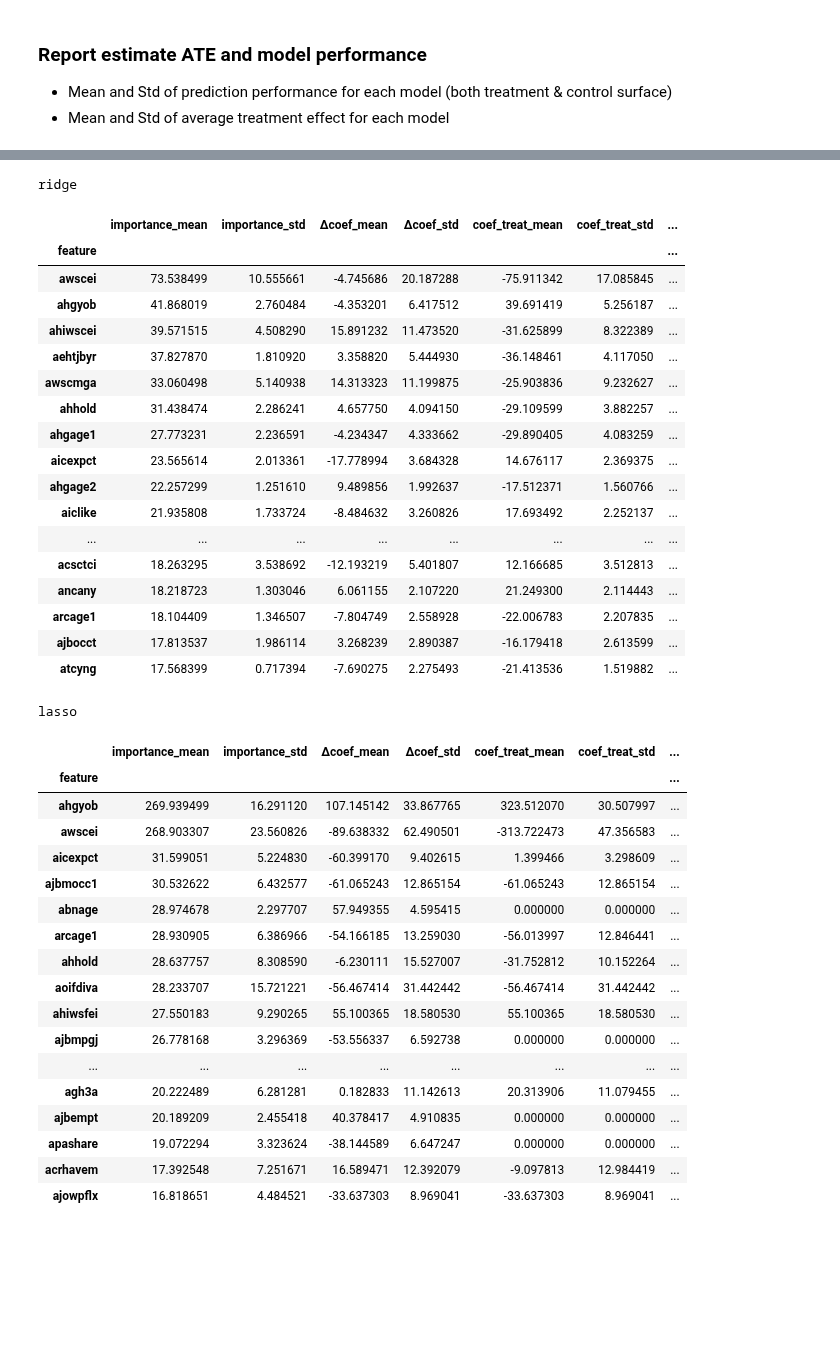
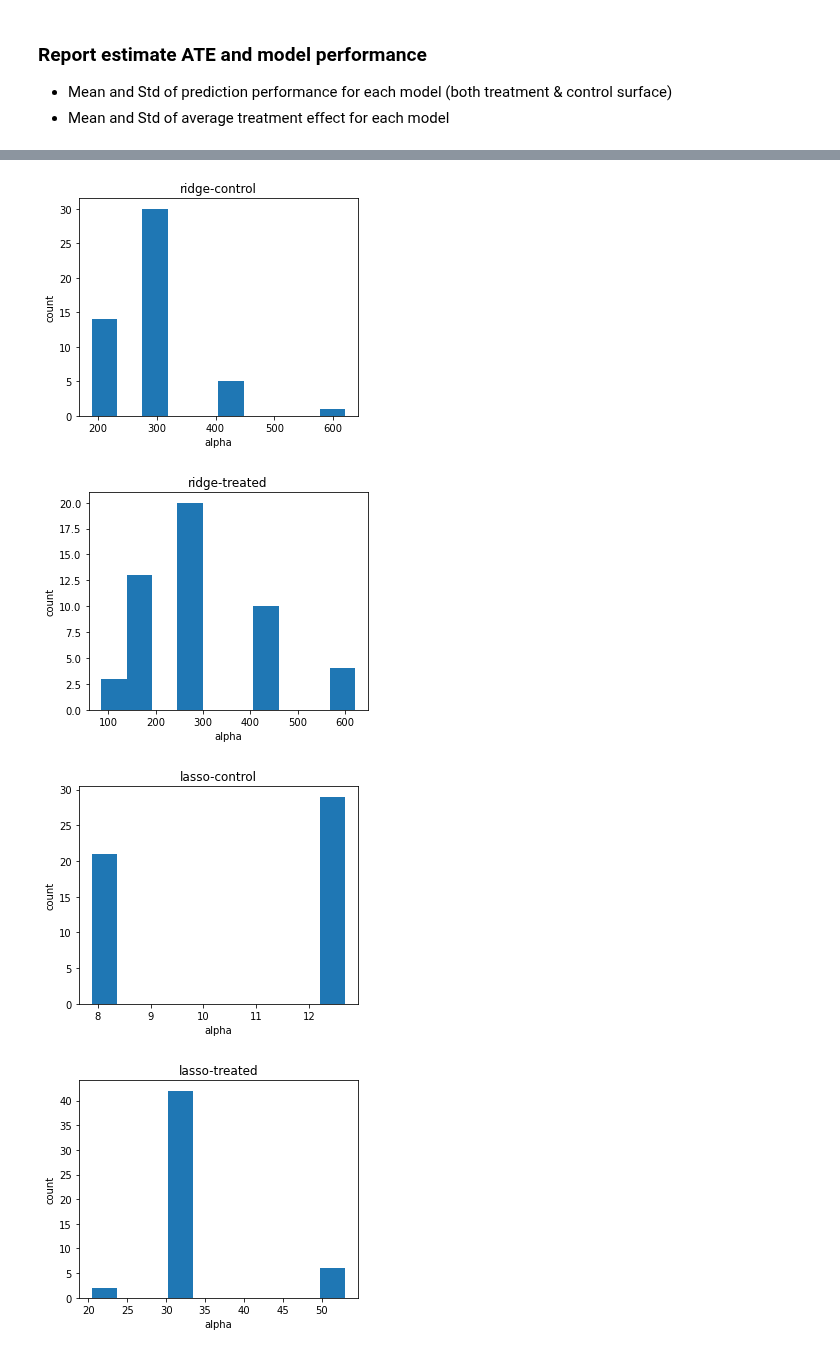
Before and after one commit to gradientinstitute/return2edu-paper, a Jupyter notebook: Direct-Regression-All-Vars.ipynb, the cells around one changed output, grey strips where cells are left out. Saved outputs shown, nothing was run; the diff lists cells and outputs as text; code cells hidden in the pictures; blank space fills up the shorter version.

```diff
--- a/Direct-Regression-All-Vars.ipynb
+++ b/Direct-Regression-All-Vars.ipynb
@@ -231,42 +267,10 @@ visualise_ate(results,X,evaluation_metrics);
 # %%
-from direct_regression import display_feature_importance
-display_feature_importance(models0, models1, results, features);
+from direct_regression import plot_hyperparam_distributions
+for model, (results0, results1) in results.items():
+    plot_hyperparam_distributions(results0,f"{model}-control")
+    plot_hyperparam_distributions(results1,f"{model}-treated")
 # %% [output]
-ridge
-|  | importance_mean | importance_std | Δcoef_mean | Δcoef_std | coef_treat_mean | coef_treat_std | ... |
-| feature |  |  |  |  |  |  | ... |
-| awscei | 73.538499 | 10.555661 | -4.745686 | 20.187288 | -75.911342 | 17.085845 | ... |
-| ahgyob | 41.868019 | 2.760484 | -4.353201 | 6.417512 | 39.691419 | 5.256187 | ... |
-| ahiwscei | 39.571515 | 4.508290 | 15.891232 | 11.473520 | -31.625899 | 8.322389 | ... |
-| aehtjbyr | 37.827870 | 1.810920 | 3.358820 | 5.444930 | -36.148461 | 4.117050 | ... |
-| awscmga | 33.060498 | 5.140938 | 14.313323 | 11.199875 | -25.903836 | 9.232627 | ... |
-| ahhold | 31.438474 | 2.286241 | 4.657750 | 4.094150 | -29.109599 | 3.882257 | ... |
-| ahgage1 | 27.773231 | 2.236591 | -4.234347 | 4.333662 | -29.890405 | 4.083259 | ... |
-| aicexpct | 23.565614 | 2.013361 | -17.778994 | 3.684328 | 14.676117 | 2.369375 | ... |
-| ahgage2 | 22.257299 | 1.251610 | 9.489856 | 1.992637 | -17.512371 | 1.560766 | ... |
-| aiclike | 21.935808 | 1.733724 | -8.484632 | 3.260826 | 17.693492 | 2.252137 | ... |
-| ... | ... | ... | ... | ... | ... | ... | ... |
-| acsctci | 18.263295 | 3.538692 | -12.193219 | 5.401807 | 12.166685 | 3.512813 | ... |
-| ancany | 18.218723 | 1.303046 | 6.061155 | 2.107220 | 21.249300 | 2.114443 | ... |
-| arcage1 | 18.104409 | 1.346507 | -7.804749 | 2.558928 | -22.006783 | 2.207835 | ... |
-| ajbocct | 17.813537 | 1.986114 | 3.268239 | 2.890387 | -16.179418 | 2.613599 | ... |
-| atcyng | 17.568399 | 0.717394 | -7.690275 | 2.275493 | -21.413536 | 1.519882 | ... |
-lasso
-|  | importance_mean | importance_std | Δcoef_mean | Δcoef_std | coef_treat_mean | coef_treat_std | ... |
-| feature |  |  |  |  |  |  | ... |
-| ahgyob | 269.939499 | 16.291120 | 107.145142 | 33.867765 | 323.512070 | 30.507997 | ... |
-| awscei | 268.903307 | 23.560826 | -89.638332 | 62.490501 | -313.722473 | 47.356583 | ... |
-| aicexpct | 31.599051 | 5.224830 | -60.399170 | 9.402615 | 1.399466 | 3.298609 | ... |
-| ajbmocc1 | 30.532622 | 6.432577 | -61.065243 | 12.865154 | -61.065243 | 12.865154 | ... |
-| abnage | 28.974678 | 2.297707 | 57.949355 | 4.595415 | 0.000000 | 0.000000 | ... |
-| arcage1 | 28.930905 | 6.386966 | -54.166185 | 13.259030 | -56.013997 | 12.846441 | ... |
-| ahhold | 28.637757 | 8.308590 | -6.230111 | 15.527007 | -31.752812 | 10.152264 | ... |
-| aoifdiva | 28.233707 | 15.721221 | -56.467414 | 31.442442 | -56.467414 | 31.442442 | ... |
-| ahiwsfei | 27.550183 | 9.290265 | 55.100365 | 18.580530 | 55.100365 | 18.580530 | ... |
-| ajbmpgj | 26.778168 | 3.296369 | -53.556337 | 6.592738 | 0.000000 | 0.000000 | ... |
-| ... | ... | ... | ... | ... | ... | ... | ... |
-| agh3a | 20.222489 | 6.281281 | 0.182833 | 11.142613 | 20.313906 | 11.079455 | ... |
-| ajbempt | 20.189209 | 2.455418 | 40.378417 | 4.910835 | 0.000000 | 0.000000 | ... |
-| apashare | 19.072294 | 3.323624 | -38.144589 | 6.647247 | 0.000000 | 0.000000 | ... |
-| acrhavem | 17.392548 | 7.251671 | 16.589471 | 12.392079 | -9.097813 | 12.984419 | ... |
-| ajowpflx | 16.818651 | 4.484521 | -33.637303 | 8.969041 | -33.637303 | 8.969041 | ... |
+[figure, added]
+[figure, added]
+[figure, added]
+[figure, added]
```
Also changed, not shown: parts of 25 cells of this notebook.
